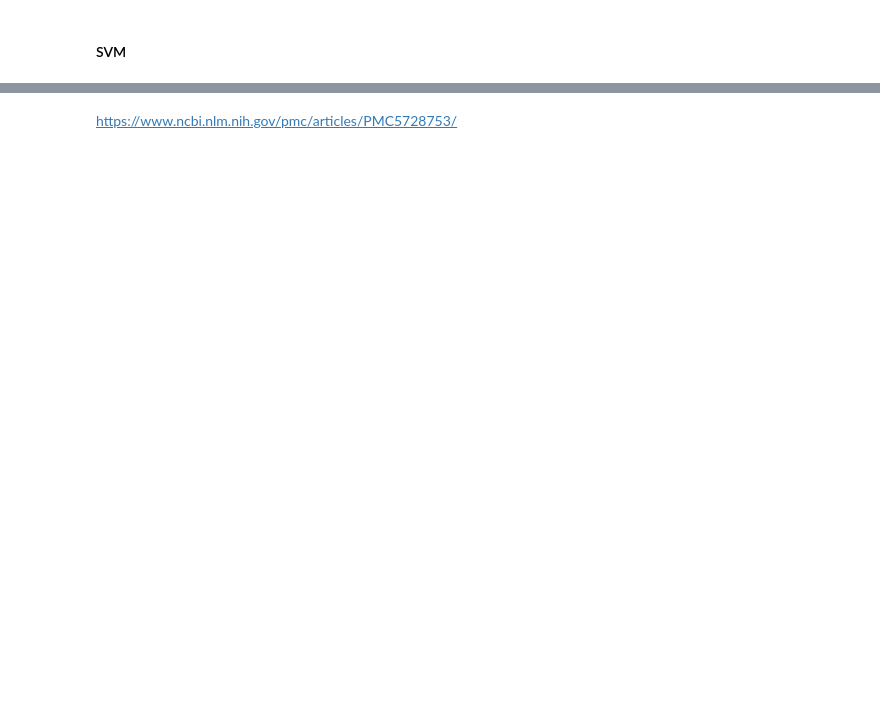
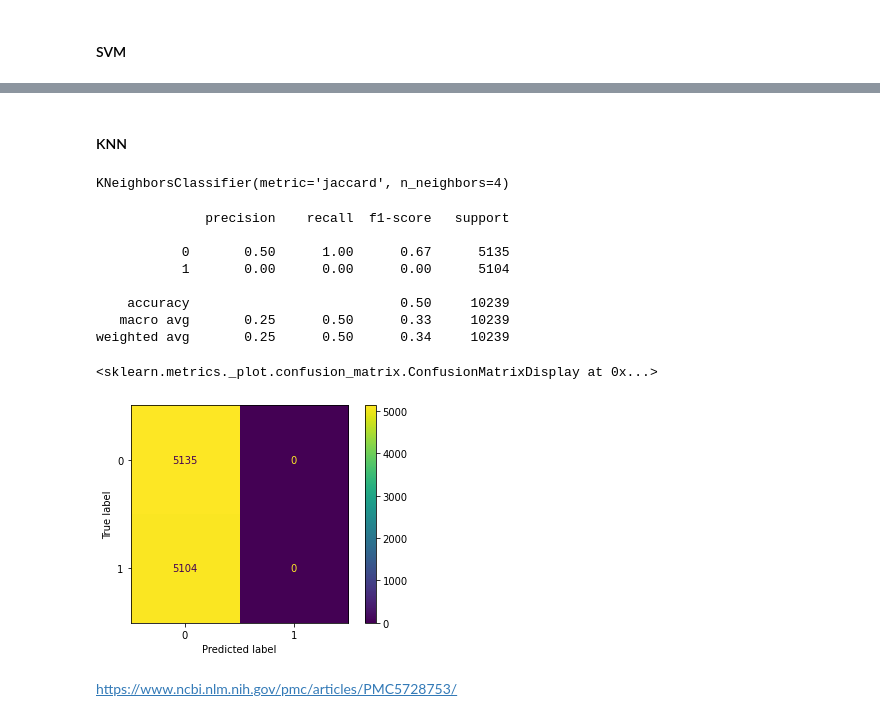
Before and after one commit to Anna-MariaSjolund/Machine-learning, a Jupyter notebook: labs/lab_disease_prediction.ipynb, the cells around one changed output, grey strips where cells are left out. Cells and saved outputs as stored; diff of their text form; code cells hidden in the pictures; blank space fills up the shorter version.

```diff
--- a/labs/lab_disease_prediction.ipynb
+++ b/labs/lab_disease_prediction.ipynb
@@ -871,2 +875,0 @@ classifier_logistic_cont2 = GridSearchCV(estimator=pipeline_logistic2, param_gri
-# %%
-classifier_logistic_cont2.fit(X_train_cont, y_train_cont)
@@ -955,0 +1084,13 @@ Fitting 5 folds for each of 40 candidates, totalling 200 fits
+# %%
+scaler_norm = MinMaxScaler()
+scaler_standard = StandardScaler()
+
+norm_X_train_cont = scaler_norm.fit_transform(X_train_cont)
+stand_X_train_cont = scaler_standard.fit_transform(X_train_cont)
+print(norm_X_train_cont.min().round(3), norm_X_train_cont.max().round(3))
+print(stand_X_train_cont.mean().round(3), stand_X_train_cont.std().round(3))
+
+norm_X_train_cat = scaler_norm.fit_transform(X_train_cat)
+stand_X_train_cat = scaler_standard.fit_transform(X_train_cat)
+print(norm_X_train_cat.min().round(3), norm_X_train_cat.max().round(3))
+print(stand_X_train_cat.mean().round(3), stand_X_train_cat.std().round(3))
@@ -956,2 +1125,28 @@ Fitting 5 folds for each of 40 candidates, totalling 200 fits
+# %% [markdown]
+#### KNN
+# %%
+model_KNN = KNeighborsClassifier(n_neighbors=4, metric="jaccard")
+model_KNN.fit(stand_X_train_cat, y_train_cat)
+# %% [output]
+KNeighborsClassifier(metric='jaccard', n_neighbors=4)
+# %%
+y_pred_KNN_cat = model_KNN.predict(X_val_cat)
+# %%
+classicication_report_logistic_cont = classification_report(y_val_cat, y_pred_KNN_cat)
+print(classicication_report_logistic_cont)
+
+cm = confusion_matrix(y_val_cat, y_pred_KNN_cat)
+ConfusionMatrixDisplay(cm).plot()
+# %% [output]
+              precision    recall  f1-score   support
+
+           0       0.50      1.00      0.67      5135
+           1       0.00      0.00      0.00      5104
+
+    accuracy                           0.50     10239
+   macro avg       0.25      0.50      0.33     10239
+weighted avg       0.25      0.50      0.34     10239
+<sklearn.metrics._plot.confusion_matrix.ConfusionMatrixDisplay at 0x...>
+[figure, added]
 # %% [markdown]
 https://www.ncbi.nlm.nih.gov/pmc/articles/PMC5728753/
```
Also changed, not shown: parts of 35 cells of this notebook.
